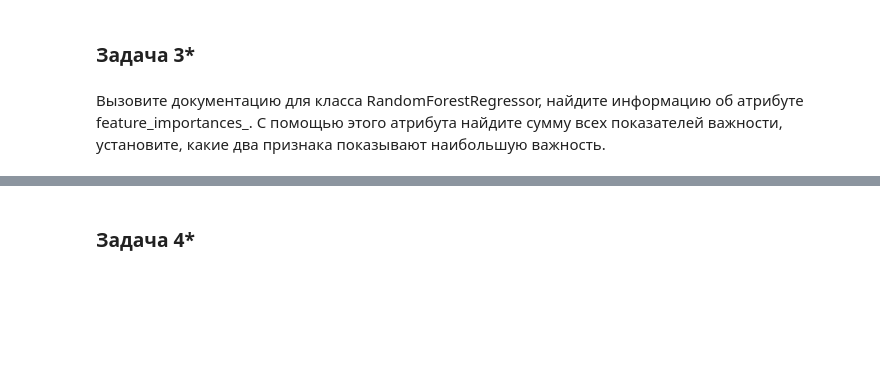
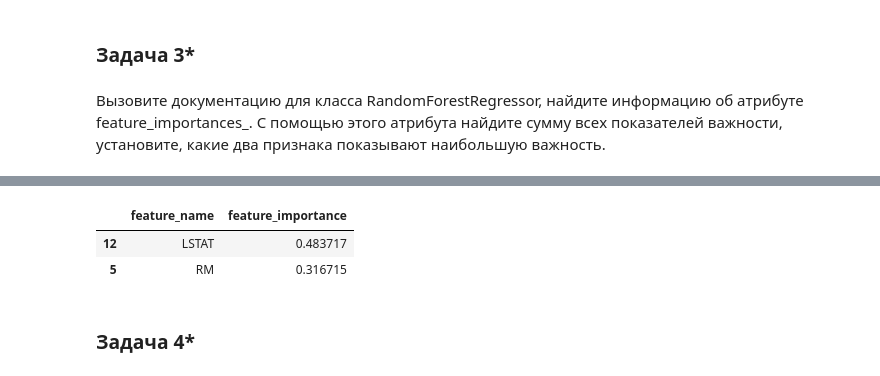
Before and after one commit to vit050587/Python-for-Data-Science, a Jupyter notebook: Python_Lib.ipynb, the cells around one changed output, grey strips where cells are left out. Cells and saved outputs as stored; diff of their text form; code cells hidden in the pictures; blank space fills up the shorter version.

```diff
--- a/Python_Lib.ipynb
+++ b/Python_Lib.ipynb
@@ -1016,3 +1050,9 @@ True
+# %%
+feat_imp.sort_values("feature_importance", ascending=False).head(2)
+# %% [output]
+|  | feature_name | feature_importance |
+| 12 | LSTAT | 0.483717 |
+| 5 | RM | 0.316715 |
 # %% [markdown]
 ### Задача 4*
 # %% [markdown]
```
Also changed, not shown: parts of 22 cells of this notebook.
